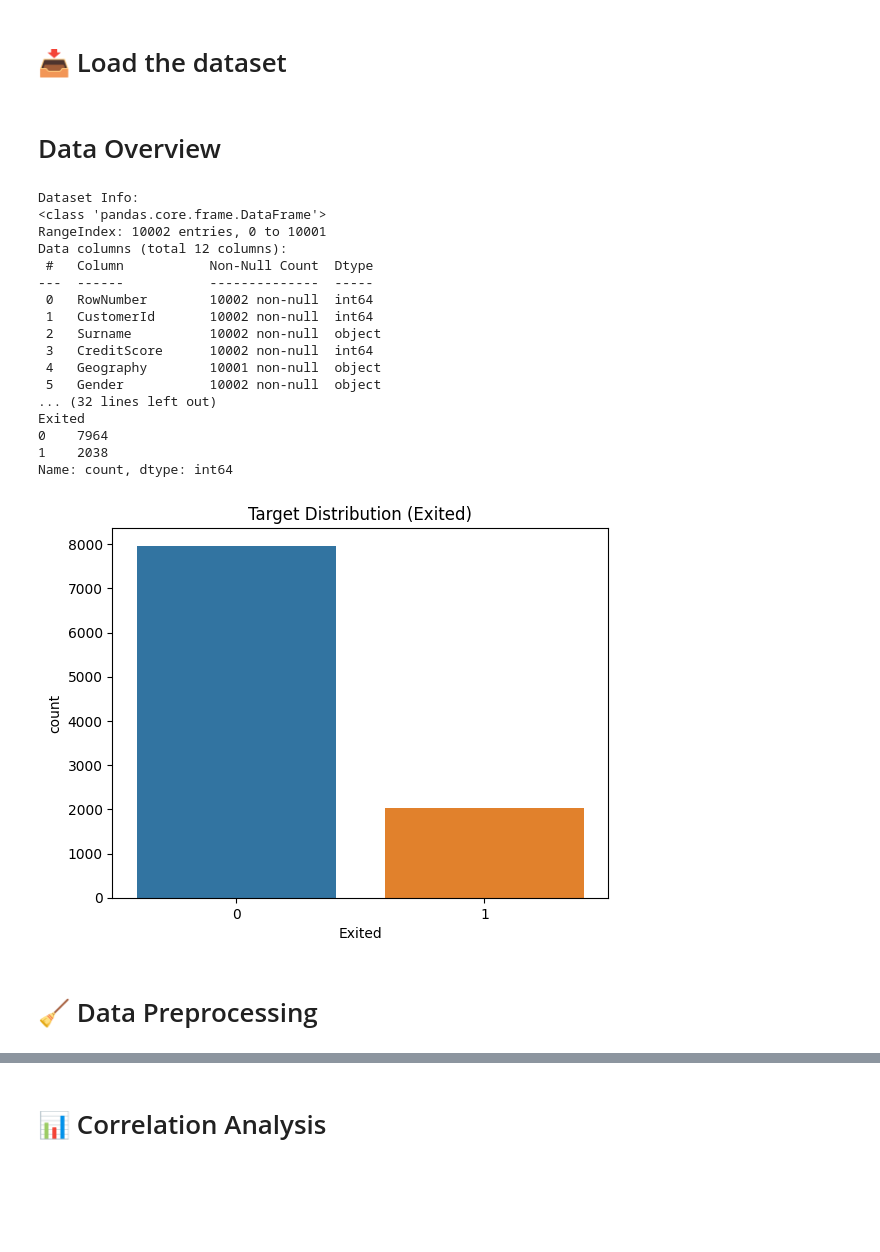
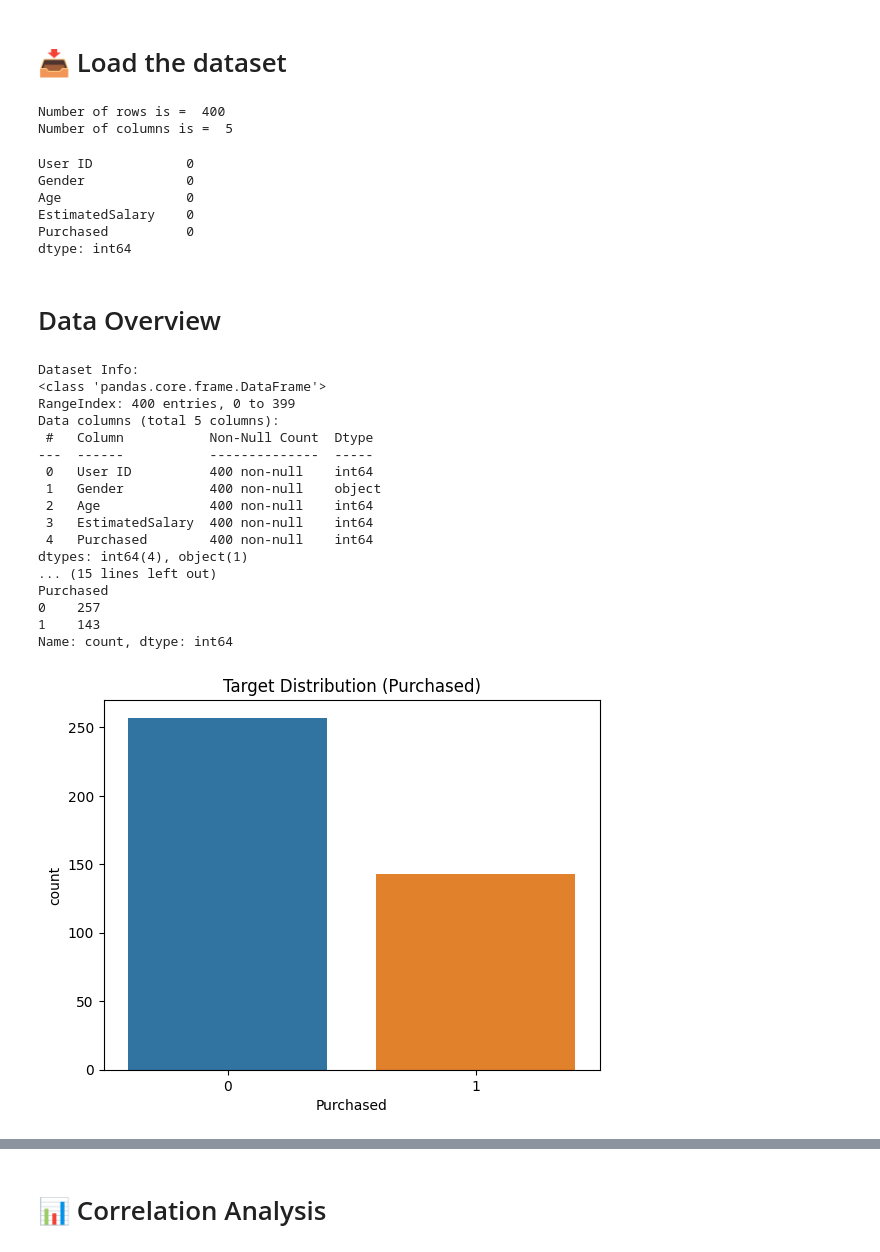
Before and after one commit to mo-elgazar74/Logistic-Regression-ML, a Jupyter notebook: logistic-regression-from-scratch.ipynb, the cells around one changed output, grey strips where cells are left out. Drawn from its saved outputs; the diff is of its cells as text; code cells hidden in the pictures; blank space fills up the shorter version.

```diff
--- a/logistic-regression-from-scratch.ipynb
+++ b/logistic-regression-from-scratch.ipynb
@@ -19,40 +20,52 @@ warnings.simplefilter(action='ignore')
 # %% [markdown]
 # 📥 Load the dataset
 # %%
-data = pd.read_csv("/kaggle/input/churn-modelling/Churn_Modelling .csv")
+data = pd.read_csv("/kaggle/input/social-network-ads/Social_Network_Ads.csv")
+# %%
+print("Number of rows is = ", data.shape[0], " \nNumber of columns is = " , data.shape[1])
+# %% [output]
+Number of rows is =  400
+Number of columns is =  5
+# %%
+data.isnull().sum()
+# %% [output]
+User ID            0
+Gender             0
+Age                0
+EstimatedSalary    0
+Purchased          0
+dtype: int64
 # %% [markdown]
 # Data Overview
 # %%
 print("Dataset Info:")
 print(data.info())
 
 print("\nDescriptive Statistics:")
 print(data.describe())
 
 print("\nTarget Distribution:")
-print(data['Exited'].value_counts())
+print(data['Purchased'].value_counts())
 
-sns.countplot(data=data, x='Exited')
-plt.title("Target Distribution (Exited)")
+sns.countplot(data=data, x='Purchased')
+plt.title("Target Distribution (Purchased)")
 plt.show()
 # %% [output]
 Dataset Info:
 <class 'pandas.core.frame.DataFrame'>
-RangeIndex: 10002 entries, 0 to 10001
-Data columns (total 12 columns):
+RangeIndex: 400 entries, 0 to 399
+Data columns (total 5 columns):
  #   Column           Non-Null Count  Dtype
 ---  ------           --------------  -----
- 0   RowNumber        10002 non-null  int64
- 1   CustomerId       10002 non-null  int64
- 2   Surname          10002 non-null  object
- 3   CreditScore      10002 non-null  int64
- 4   Geography        10001 non-null  object
- 5   Gender           10002 non-null  object
-... (32 lines left out)
-Exited
-0    7964
-1    2038
+ 0   User ID          400 non-null    int64
+ 1   Gender           400 non-null    object
+ 2   Age              400 non-null    int64
+ 3   EstimatedSalary  400 non-null    int64
+ 4   Purchased        400 non-null    int64
+dtypes: int64(4), object(1)
+... (15 lines left out)
+Purchased
+0    257
+1    143
 Name: count, dtype: int64
-[figure, old version]
+[figure, new version]
-# %% [markdown]
-# 🧹 Data Preprocessing
```
Also changed, not shown: parts of 46 cells of this notebook.
